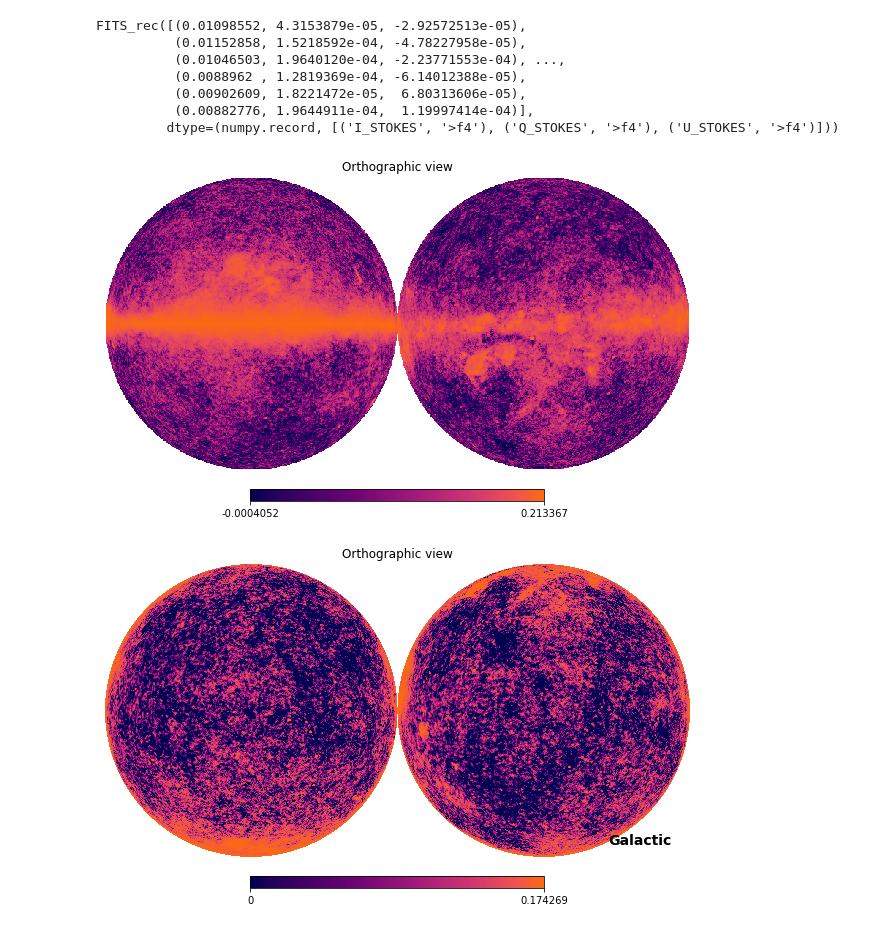
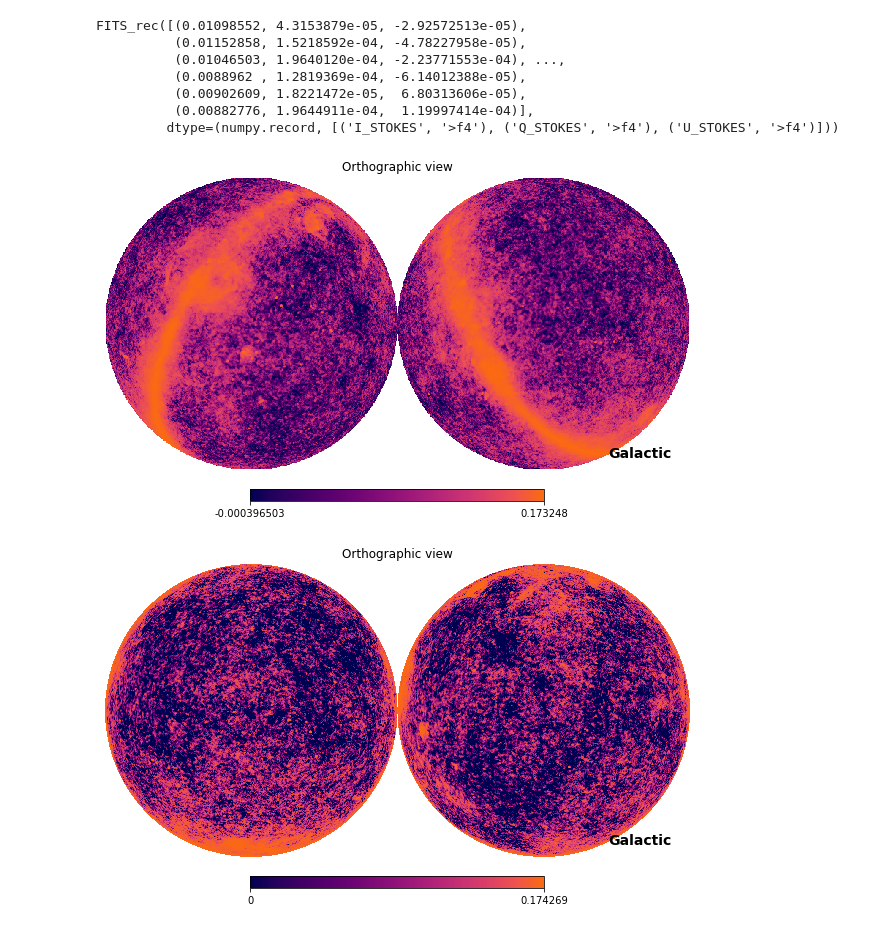
Before and after one commit to jfreudenburg/surp-skyviz, a Jupyter notebook: Planck_map.ipynb, the cells around one changed output. Drawn from its saved outputs; the diff is of its cells as text; code cells hidden in the pictures.

```diff
--- a/Planck_map.ipynb
+++ b/Planck_map.ipynb
@@ -26,9 +26,9 @@ FITS_rec([(0.01098552, 4.3153879e-05, -2.92572513e-05),
 # %%
 temp_map = hp.fitsfunc.read_map('map_data/Planck_30GHz.fits',field=0,hdu=1)
 # %%
-hp.orthview(temp_map,cmap=mycmap.lf,norm='hist',)
+hp.orthview(temp_map,cmap=mycmap.lf,norm='hist',coord=["C","G"])
 # %% [output]
-[figure, old version]
+[figure, new version]
 # %%
 projections.generate_projection_set(temp_map,
                                     size=4096,
```
Also changed, not shown: 1 other file.
